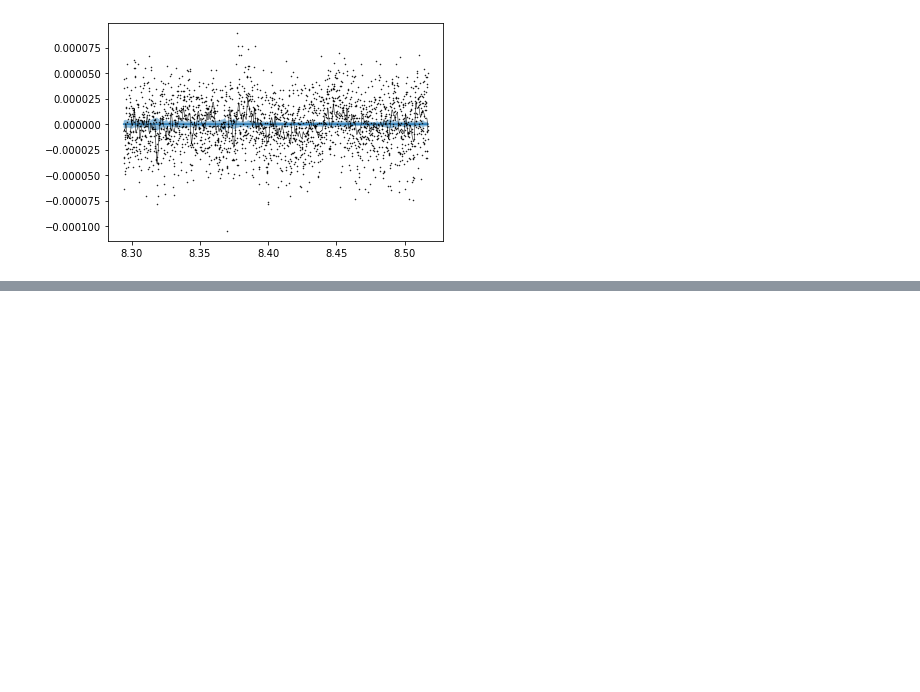
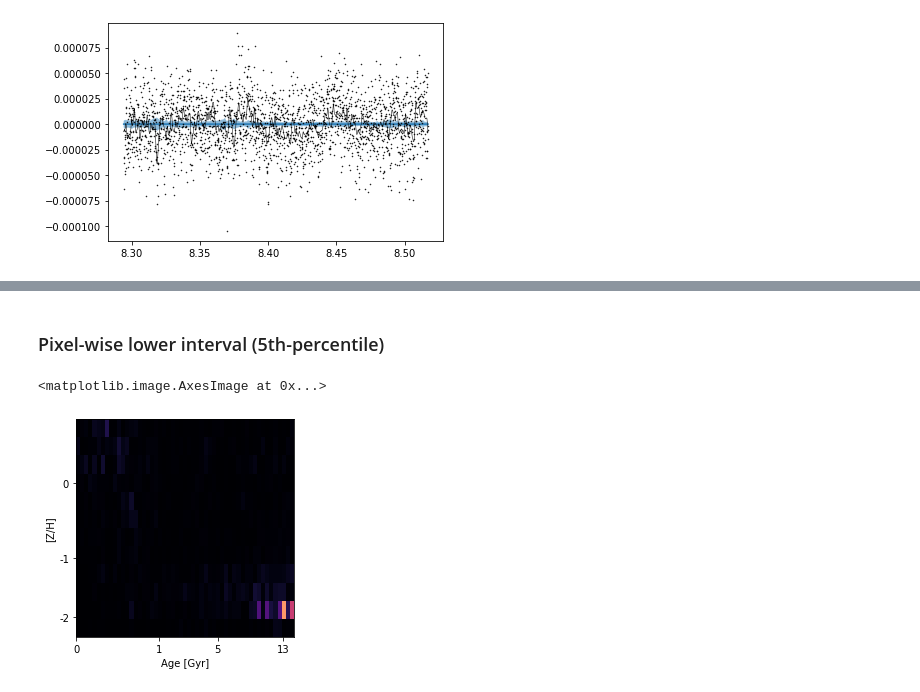
Before and after one commit to prashjet/uq4pk, a Jupyter notebook: mcmc/svd_mcmc_explanation.ipynb, the cells around one changed output, grey strips where cells are left out. Drawn from its saved outputs; the diff is of its cells as text; code cells hidden in the pictures; blank space fills up the shorter version.

```diff
--- a/mcmc/svd_mcmc_explanation.ipynb
+++ b/mcmc/svd_mcmc_explanation.ipynb
@@ -550,0 +576,7 @@ And how to choose $q$? (Solution: it's always 15 :P. Alternatively, some sort of
+# %% [markdown]
+### Pixel-wise lower interval (5th-percentile)
+# %%
+plotter.plot_df(view='percentile', clim=(0,10), percentile=5, lognorm=False)
+# %% [output]
+<matplotlib.image.AxesImage at 0x...>
+[figure, added]
```
Also changed, not shown: parts of 13 cells of this notebook, 2 other files.
